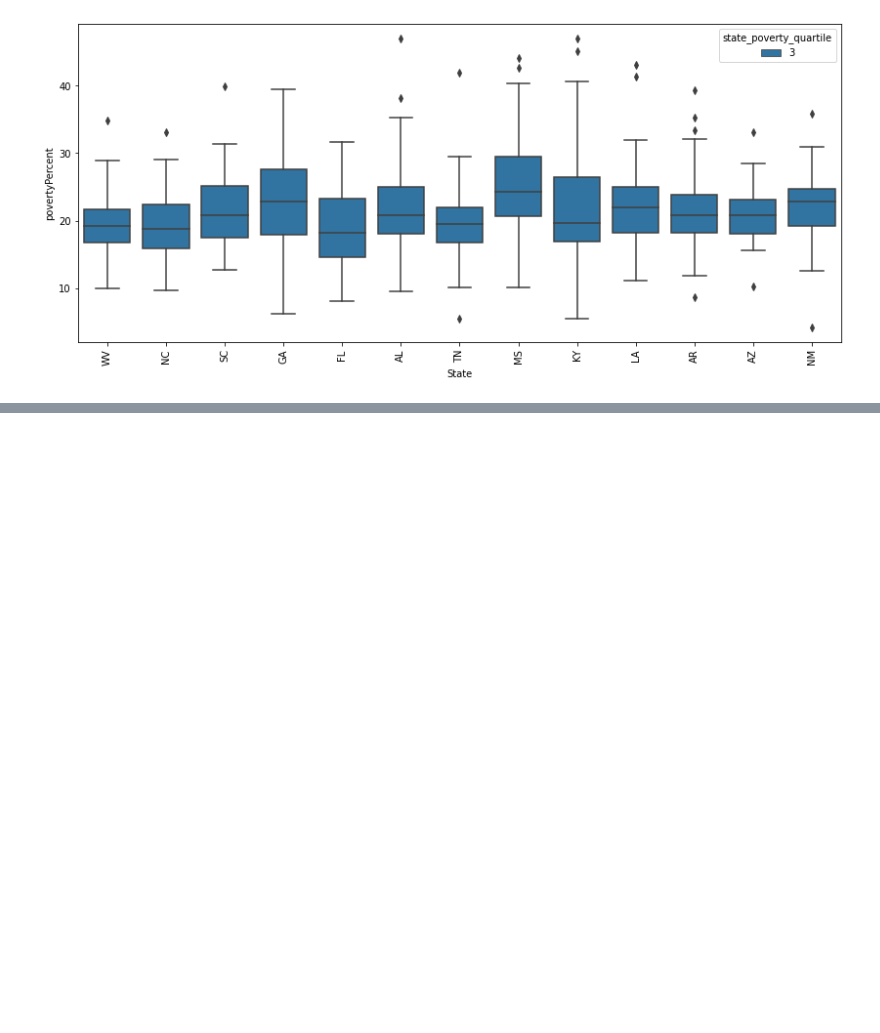
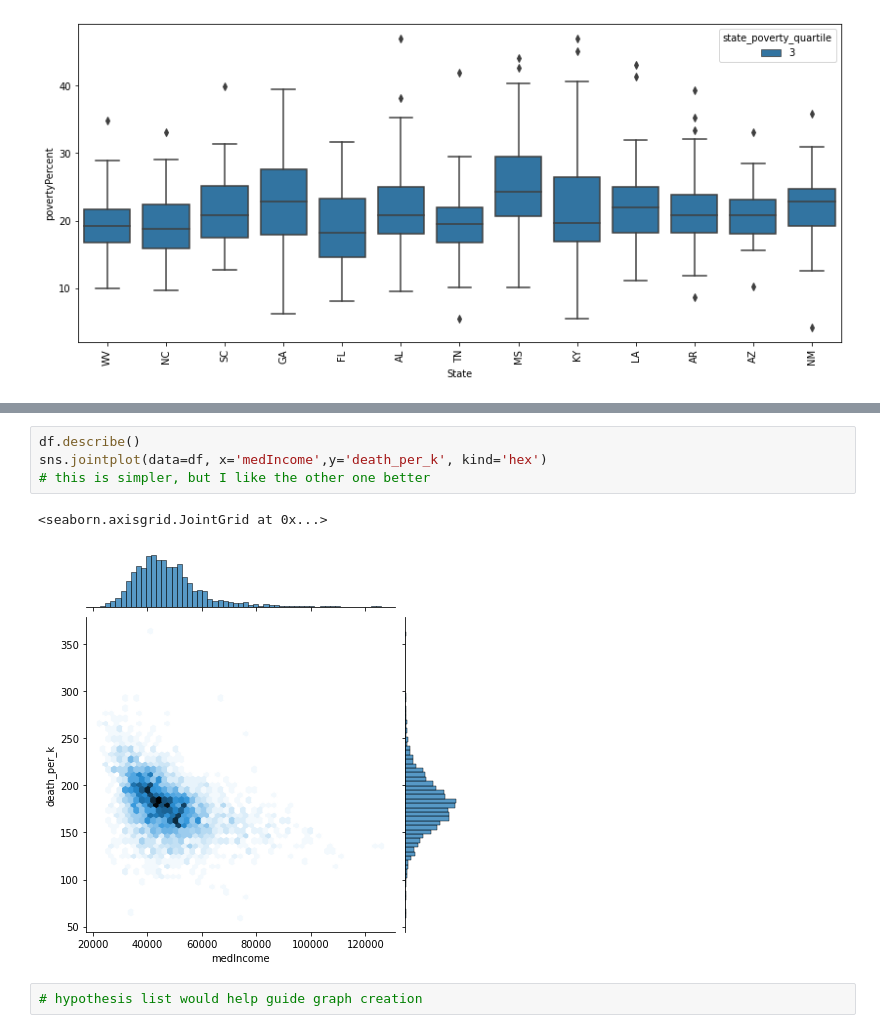
Before and after one commit to dansarmiento/ColaboratoryNotebooks, a Jupyter notebook: notebook8cd93c78a5.ipynb, the cells around one changed output, grey strips where cells are left out. Saved outputs shown, nothing was run; the diff lists cells and outputs as text; blank space fills up the shorter version.

```diff
--- a/notebook8cd93c78a5.ipynb
+++ b/notebook8cd93c78a5.ipynb
@@ -159,0 +170,9 @@ sns.boxplot(x='State', y='povertyPercent', hue='state_poverty_quartile',
+# %%
+df.describe()
+sns.jointplot(data=df, x='medIncome',y='death_per_k', kind='hex')
+# this is simpler, but I like the other one better
+# %% [output]
+<seaborn.axisgrid.JointGrid at 0x...>
+[figure, added]
+# %%
+# hypothesis list would help guide graph creation
```
Also changed, not shown: parts of 2 cells of this notebook.
